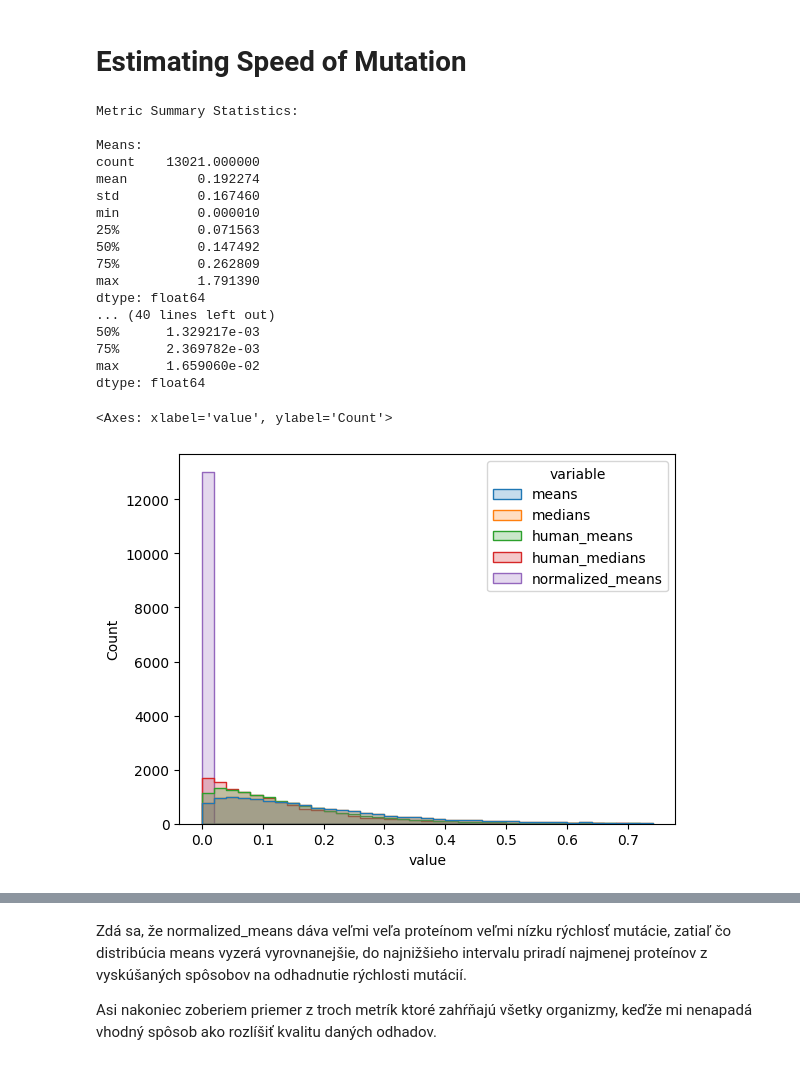
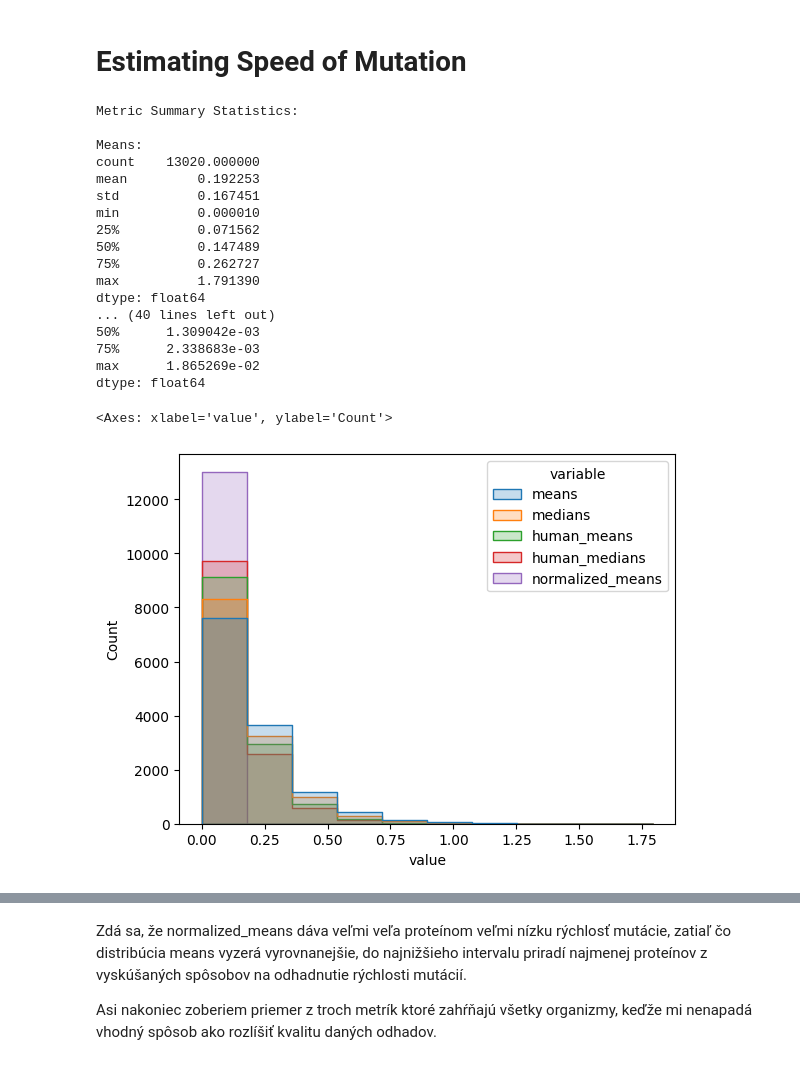
Before and after one commit to pilatova/prot-viz-data, a Jupyter notebook: test.ipynb, the cells around one changed output, grey strips where cells are left out. Drawn from its saved outputs; the diff is of its cells as text; code cells hidden in the pictures.

```diff
--- a/test.ipynb
+++ b/test.ipynb
@@ -137,7 +163,7 @@ dist.to_csv('dist3.tsv', sep = '\t', encoding='utf-8', index=True)
 # %% [markdown]
 # Estimating Speed of Mutation
 # %%
-# weights (median time) sourced from https://timetree.org/
+# weights (median time in Million Years Ago) sourced from https://timetree.org/
 weights = {
     'human-baboon': 28.8,
     'human-cow': 94,
@@ -156,12 +182,12 @@ weights = {
     'mouse-opossum': 160
 }
 
-distance_cols = dist.columns[1:]
+distance_cols = dist.columns[:]
 weight_values = [weights[col] for col in distance_cols]
 normalized = dist[distance_cols].div(weight_values)
 
 means = dist.mean(axis=1)
-medians = dist.mean(axis=1)
+medians = dist.median(axis=1)
 human_means = dist.iloc[:, :5].mean(axis=1)
 human_medians = dist.iloc[:, :5].median(axis=1)
 normalized_means = normalized.mean(axis=1)
@@ -182,27 +208,28 @@ for name, values in metrics.items():
 Metric Summary Statistics:
 
 Means:
-count    13021.000000
-mean         0.192274
-std          0.167460
+count    13020.000000
+mean         0.192253
+std          0.167451
 min          0.000010
-25%          0.071563
-50%          0.147492
-75%          0.262809
+25%          0.071562
+50%          0.147489
+75%          0.262727
 max          1.791390
 dtype: float64
 ... (40 lines left out)
-50%      1.329217e-03
-75%      2.369782e-03
-max      1.659060e-02
+50%      1.309042e-03
+75%      2.338683e-03
+max      1.865269e-02
 dtype: float64
 # %%
 xy = pd.DataFrame(metrics)
 xyz = xy.reset_index().drop(columns=['protein_id'])
 ab = xyz.melt()
 
-sns.histplot(data=ab, x='value', hue='variable', bins=bins, element='step')
+bins = [x/100 for x in range(0, 76, 2)]
+sns.histplot(data=ab, x='value', hue='variable', bins=10, element='step')
 # %% [output]
 <Axes: xlabel='value', ylabel='Count'>
-[figure, old version]
+[figure, new version]
 # %%
```
Also changed, not shown: parts of 5 cells of this notebook.
